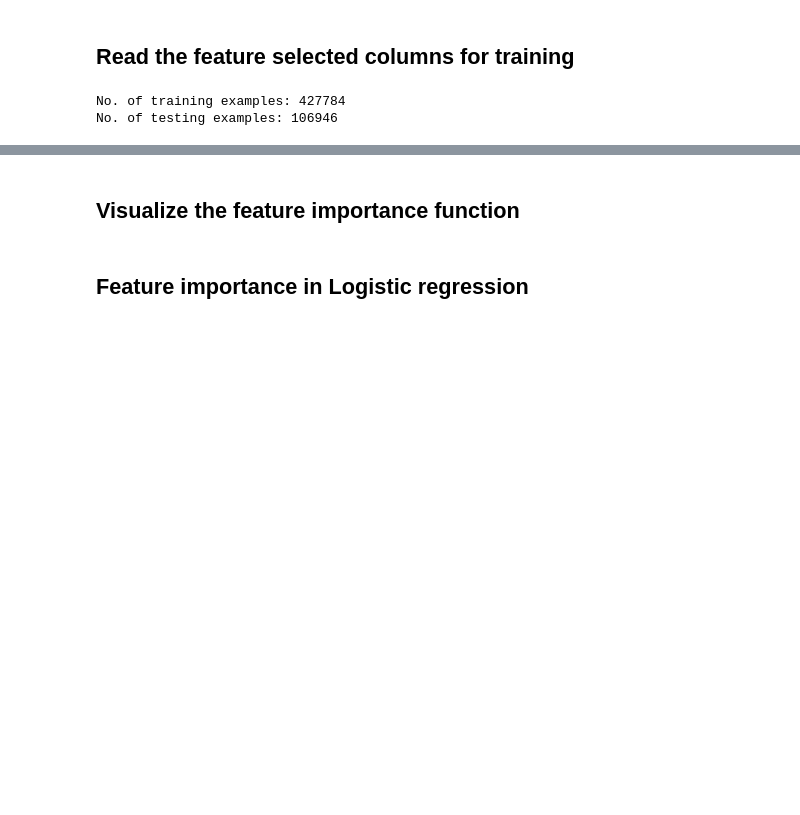
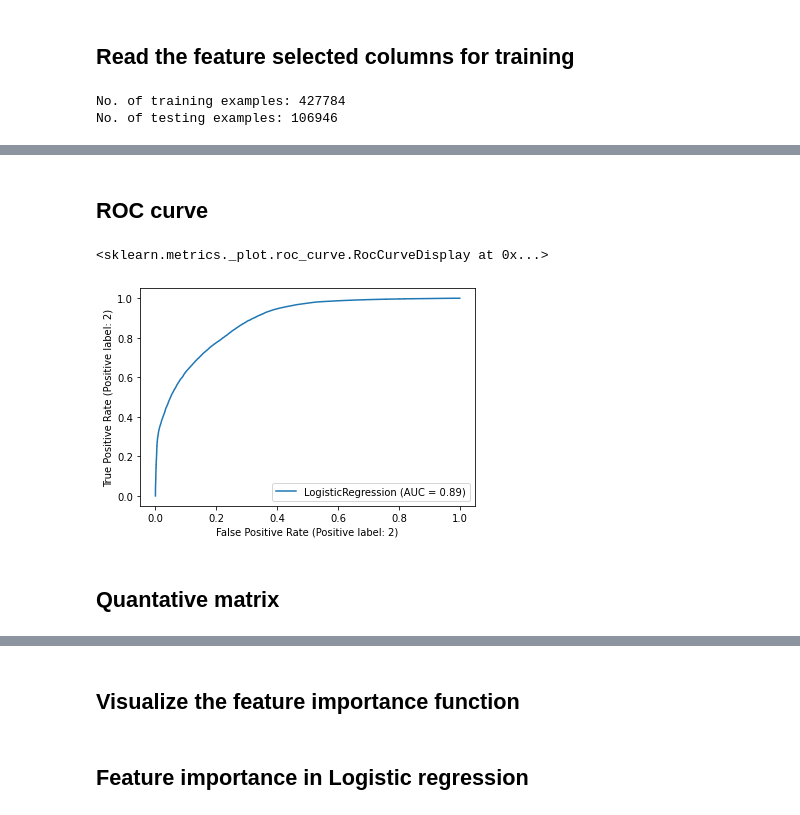
Before and after one commit to yuxuanwu17/02718-Emergency-department-ED-ML-Prediction, a Jupyter notebook: preprocessing/data_preprocessing.ipynb, the cells around one changed output, grey strips where cells are left out. Saved outputs shown, nothing was run; the diff lists cells and outputs as text; code cells hidden in the pictures; blank space fills up the shorter version.

```diff
--- a/preprocessing/data_preprocessing.ipynb
+++ b/preprocessing/data_preprocessing.ipynb
@@ -117,0 +173,9 @@ Please also refer to the documentation for alternative solver options:
+# %% [markdown]
+## ROC curve
+# %%
+plot_roc_curve(clf,X_test,y_test)
+# %% [output]
+<sklearn.metrics._plot.roc_curve.RocCurveDisplay at 0x...>
+[figure, added]
+# %% [markdown]
+## Quantative matrix
```
Also changed, not shown: parts of 16 cells of this notebook.
